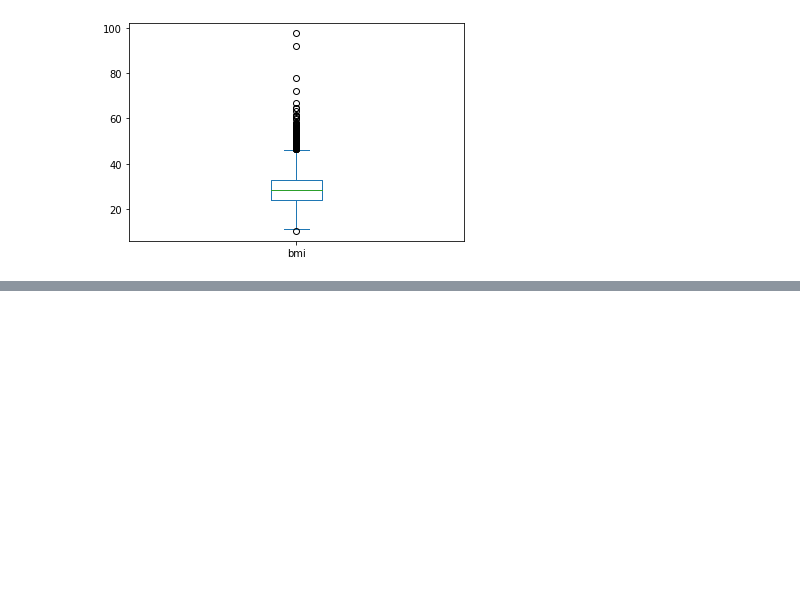
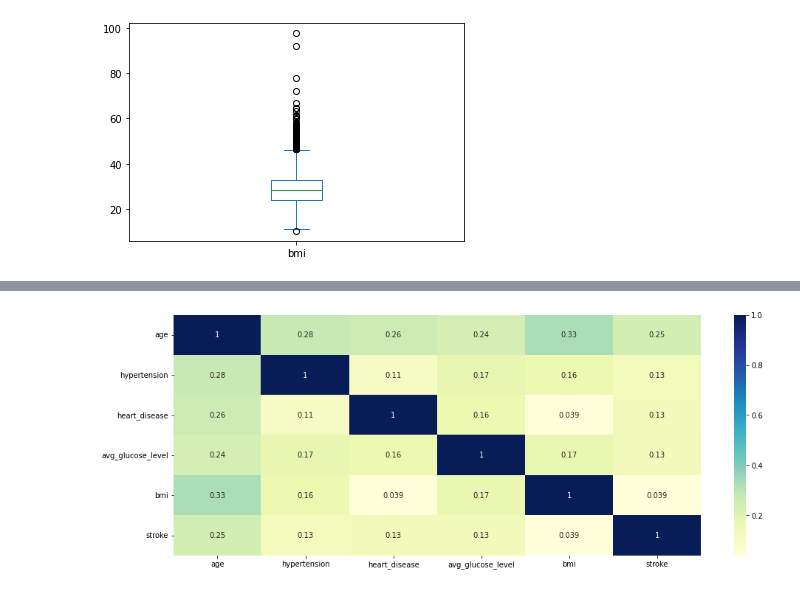
Before and after one commit to Nouran-saad/Stroke_Prediction_DT_Kmeans, a Jupyter notebook: Team4_18p4496_DataMiningProject.ipynb, the cells around one changed output, grey strips where cells are left out. Saved outputs shown, nothing was run; the diff lists cells and outputs as text; code cells hidden in the pictures; blank space fills up the shorter version.

Commit message:
Visualize the correlation between the data and the distribution of all features

```diff
--- a/Team4_18p4496_DataMiningProject.ipynb
+++ b/Team4_18p4496_DataMiningProject.ipynb
@@ -196,0 +204,8 @@ plt.show()
+# %%
+plt.figure(figsize=(16, 6))
+correlated_features=stroke_data.corr()
+sns.heatmap(correlated_features,cmap='YlGnBu',annot=True)
+
+plt.show()
+# %% [output]
+[figure, added]
```
Also changed, not shown: parts of 10 cells of this notebook.
